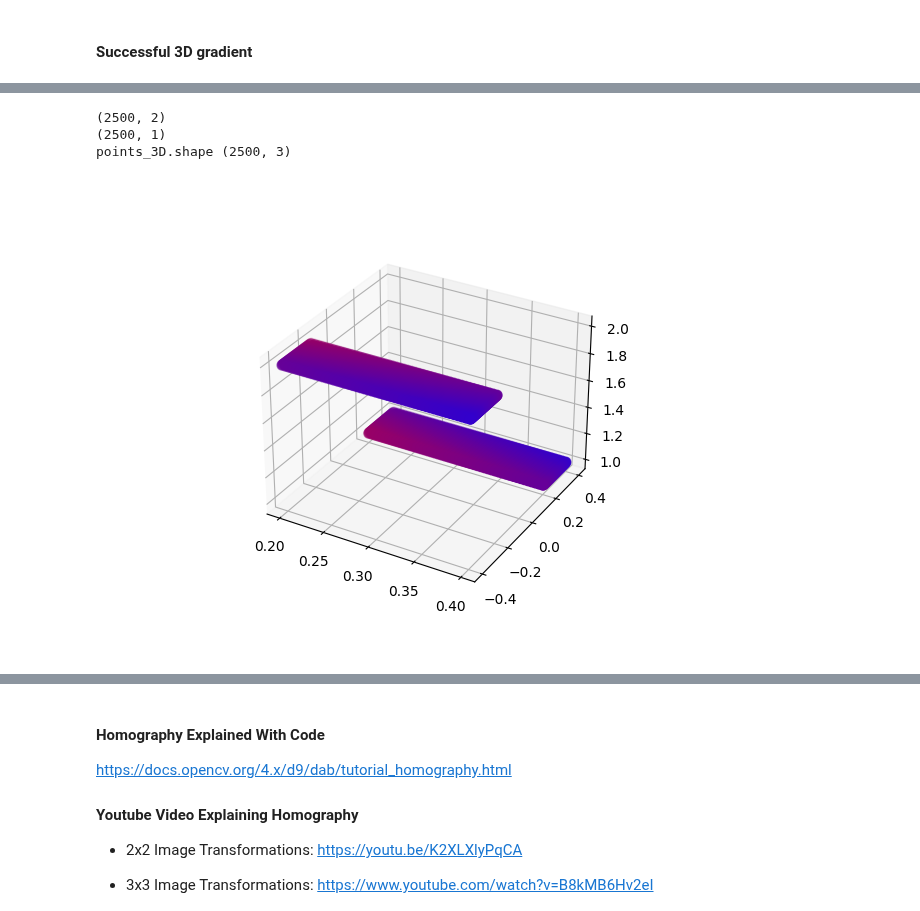
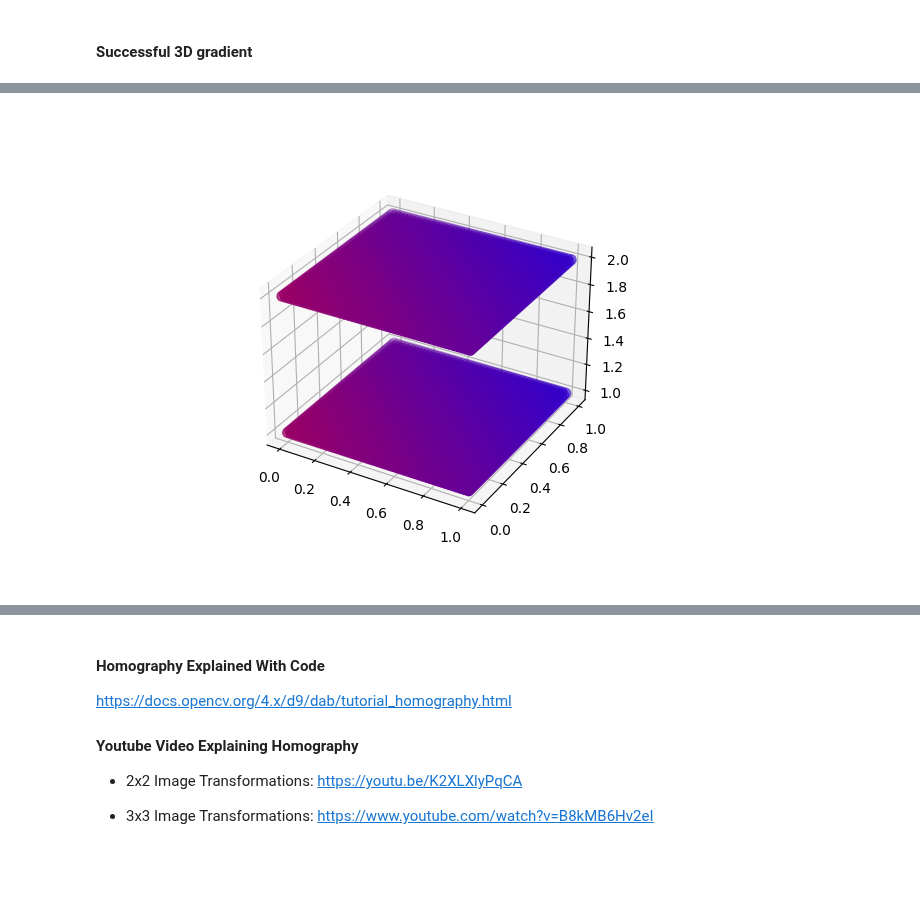
Before and after one commit to JoshuaG-K/transformation-visualization-tool, a Jupyter notebook: transformations.ipynb, the cells around one changed output, grey strips where cells are left out. Saved outputs shown, nothing was run; the diff lists cells and outputs as text; code cells hidden in the pictures; blank space fills up the shorter version.

Commit message:
Refactored code to make a rotation example and ensure that the plane of points can be specified and does not depend on the color values

```diff
--- a/transformations.ipynb
+++ b/transformations.ipynb
@@ -24,54 +112,70 @@ from sklearn.preprocessing import normalize
 
 # Create a custom colormap
 cmap_colors = [(0, 'red'), (1, 'blue'), (1, 'green')]  # Colors for the combined dimension
+cmap_colors_transformation = [(0, 'red'), (1, 'blue'), (1, 'green')]  # Colors for the combined dimension
 custom_cmap = LinearSegmentedColormap.from_list('custom', cmap_colors)
+custom_cmap_transformation = LinearSegmentedColormap.from_list('custom_transformation', cmap_colors_transformation)
 
 # Create a 2D grid of values for both dimensions
 num_dimensions = 2
 num_points = 50
 lowest_color_value = 0.2
 highest_color_value = 0.8
 z_value = 1.
-x = np.linspace(lowest_color_value, highest_color_value/num_dimensions, num_points)
-y = np.linspace(lowest_color_value, highest_color_value/num_dimensions, num_points)
-X, Y = np.meshgrid(x, y)
+x_color = np.linspace(lowest_color_value, highest_color_value/num_dimensions, num_points)
+y_color = np.linspace(lowest_color_value, highest_color_value/num_dimensions, num_points)
+X_color, Y_color = np.meshgrid(x_color, y_color)
 
 # Combine data for both dimensions into a single variable
-combined_data = X + Y  # You can use a different combination as needed
+combined_data = X_color + Y_color  # You can use a different combination as needed
 
 # Apply the custom colormap to the combined data
 color = custom_cmap(combined_data)
 
 # Create a figure and axis
 fig = plt.figure()
 ax = fig.add_subplot(111, projection='3d')
 
 # reshape x and y to match what is expected
-x_new = X.reshape((-1,))
-y_new = Y.reshape((-1,))
-z_new = np.full(x_new.shape, z_value)
+min_x = 0
+max_x = 1
+
+min_y = 0
+max_y = 1
+
+min_z = 0
+max_z = 1
+
+x_grid = np.linspace(min_x, max_x, num_points)
+y_grid = np.linspace(min_y, max_y, num_points)
+
+X_grid, Y_grid = np.meshgrid(x_grid, y_grid)
+X_grid = X_grid.reshape((-1, 1))
+Y_grid = Y_grid.reshape((-1, 1))
+Z_grid = np.full(X_grid.shape, z_value)
+
 color_new = color.reshape((-1, 4))
+color_new_transformation = np.copy(color_new)
 
-points_3D = np.concatenate((x_new.reshape(-1, 1), y_new.reshape(-1, 1), z_new.reshape(-1, 1)), axis=1)
+points_3D = np.concatenate((X_grid, Y_grid, Z_grid), axis=1)
 
-z_of_2s = np.full(z_new.reshape((-1, 1)).shape, 2)
+Z_grid_2s = np.full(Z_grid.shape, 2)
+
 points_3D_of_2s = points_3D[:,:2]
-print(points_3D_of_2s.shape)
-print(z_of_2s.shape)
-points_3D_test = np.concatenate((points_3D_of_2s, z_of_2s), axis=1)
-print("points_3D.shape", points_3D_test.shape)
+
+points_3D_test = np.concatenate((points_3D_of_2s, Z_grid_2s), axis=1)
+
 rotation_matrix = np.array([[0, -1, 0], [1, 0, 0], [0, 0, 1]])
 points_3D_rotate = np.matmul(points_3D_test, rotation_matrix)
+
 points_3D_test = points_3D_rotate
 # Plot the 3D grid with the colormap representing both dimensions
-ax.scatter(x_new, y_new, z_new, c=color_new, cmap=custom_cmap, s=50, marker='o')
-ax.scatter(points_3D_test[:,0], points_3D_test[:,1], points_3D_test[:,2], c=color_new, cmap=custom_cmap, s=50, marker='o')
+ax.scatter(X_grid, Y_grid, Z_grid, c=color_new, cmap=custom_cmap, s=50, marker='o')
+ax.scatter(points_3D_test[:,0], points_3D_test[:,1], points_3D_test[:,2], c=color_new_transformation, cmap=custom_cmap_transformation, s=50, marker='o')
 
+min_val = min()
 
 # Show the plot
 plt.show()
 # %% [output]
-(2500, 2)
-(2500, 1)
-points_3D.shape (2500, 3)
-[figure, old version]
+[figure, new version]
```
Also changed, not shown: parts of 2 cells of this notebook.
